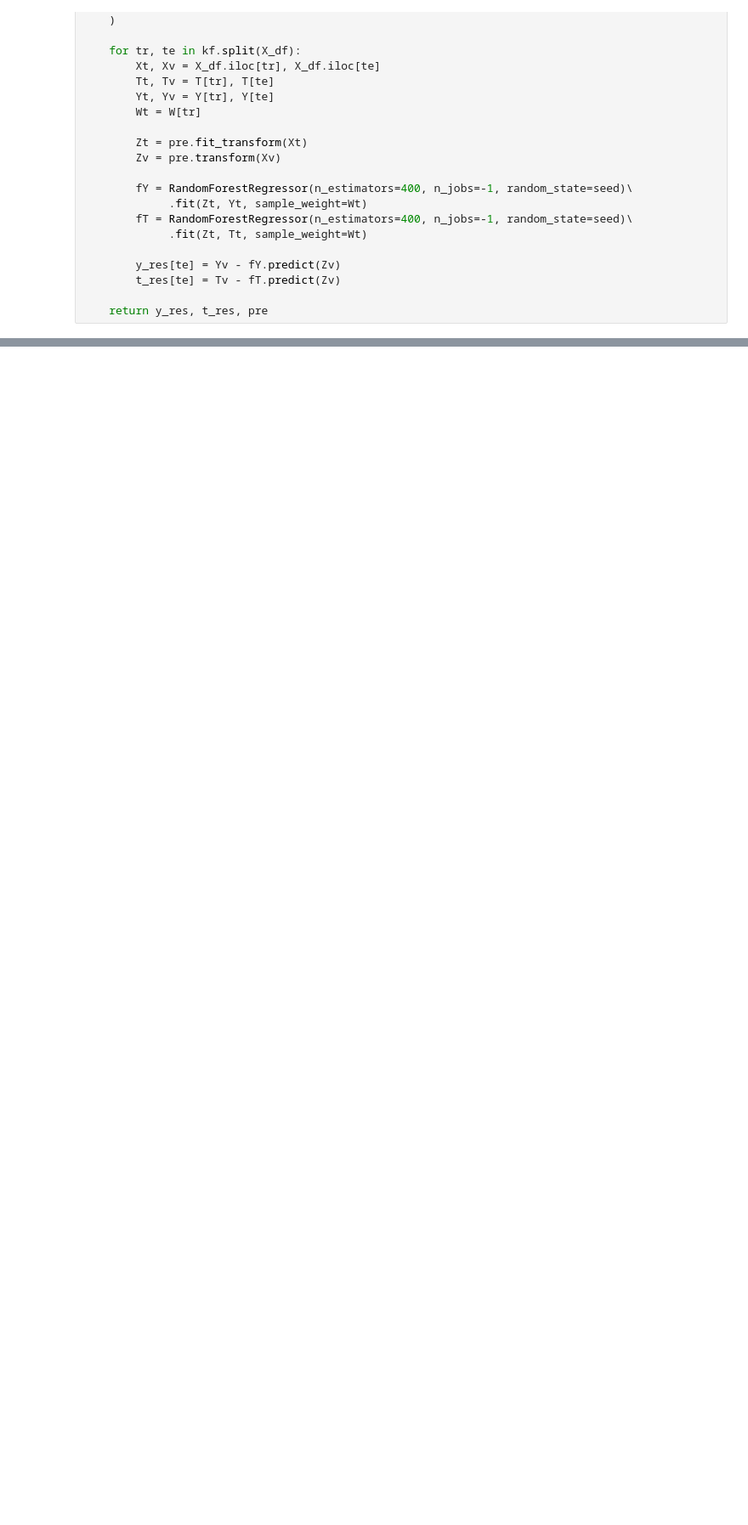
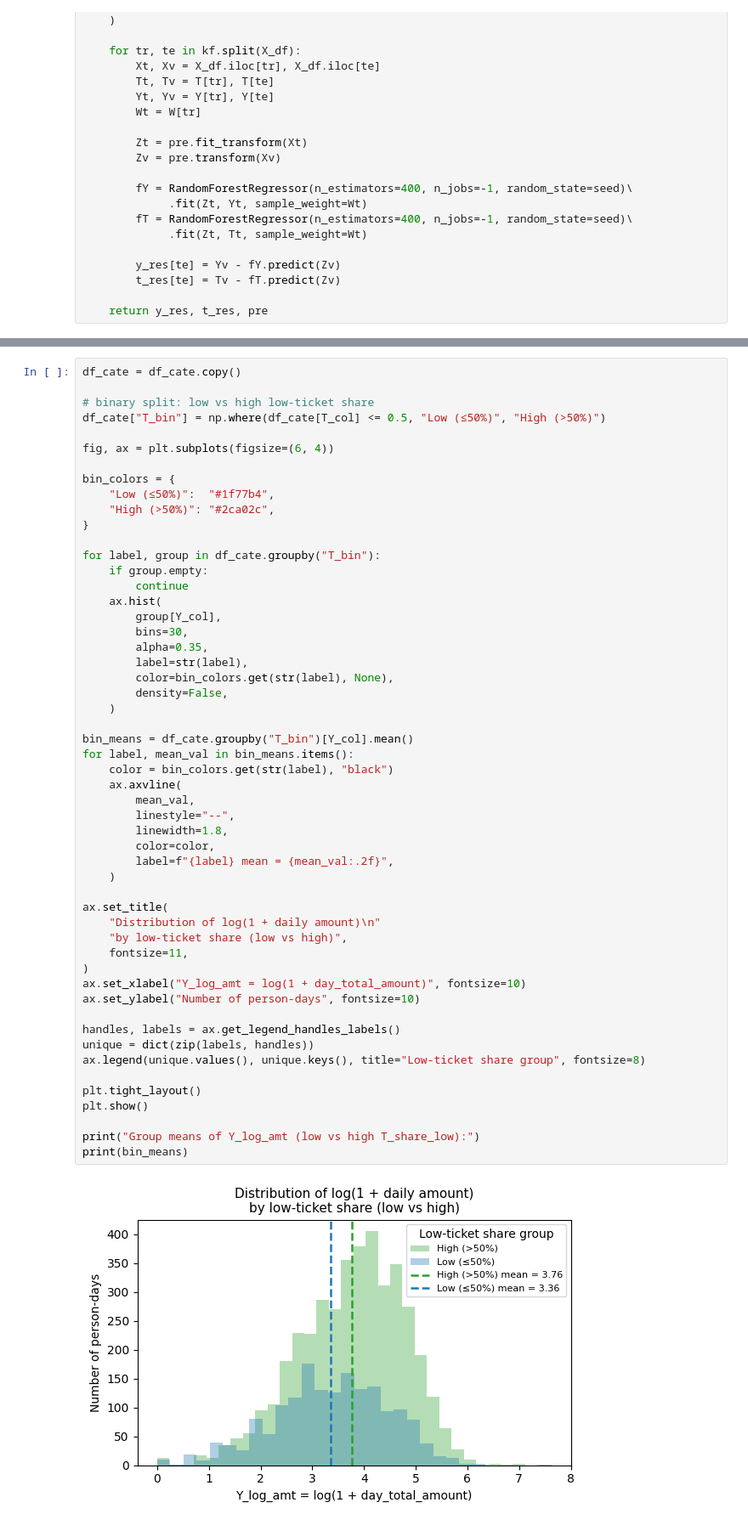
Before and after one commit to JerroldH/dcpc-friction-dml, a Jupyter notebook: notebooks/04-DRloss.ipynb, the cells around one changed output, grey strips where cells are left out. Shown at 85% size. Drawn from its saved outputs; the diff is of its cells as text; blank space fills up the shorter version.

```diff
--- a/notebooks/04-DRloss.ipynb
+++ b/notebooks/04-DRloss.ipynb
@@ -454,0 +563,55 @@ Name: tau_hat, dtype: float64
+# %%
+df_cate = df_cate.copy()
+
+# binary split: low vs high low-ticket share
+df_cate["T_bin"] = np.where(df_cate[T_col] <= 0.5, "Low (≤50%)", "High (>50%)")
+
+fig, ax = plt.subplots(figsize=(6, 4))
+
+bin_colors = {
+    "Low (≤50%)":  "#1f77b4",
+    "High (>50%)": "#2ca02c",
+}
+
+for label, group in df_cate.groupby("T_bin"):
+    if group.empty:
+        continue
+    ax.hist(
+        group[Y_col],
+        bins=30,
+        alpha=0.35,
+        label=str(label),
+        color=bin_colors.get(str(label), None),
+        density=False,
+    )
+
+bin_means = df_cate.groupby("T_bin")[Y_col].mean()
+for label, mean_val in bin_means.items():
+    color = bin_colors.get(str(label), "black")
+    ax.axvline(
+        mean_val,
+        linestyle="--",
+        linewidth=1.8,
+        color=color,
+        label=f"{label} mean = {mean_val:.2f}",
+    )
+
+ax.set_title(
+    "Distribution of log(1 + daily amount)\n"
+    "by low-ticket share (low vs high)",
+    fontsize=11,
+)
+ax.set_xlabel("Y_log_amt = log(1 + day_total_amount)", fontsize=10)
+ax.set_ylabel("Number of person-days", fontsize=10)
+
+handles, labels = ax.get_legend_handles_labels()
+unique = dict(zip(labels, handles))
+ax.legend(unique.values(), unique.keys(), title="Low-ticket share group", fontsize=8)
+
+plt.tight_layout()
+plt.show()
+
+print("Group means of Y_log_amt (low vs high T_share_low):")
+print(bin_means)
+# %% [output]
+[figure, added]
```
Also changed, not shown: parts of 17 cells of this notebook.
